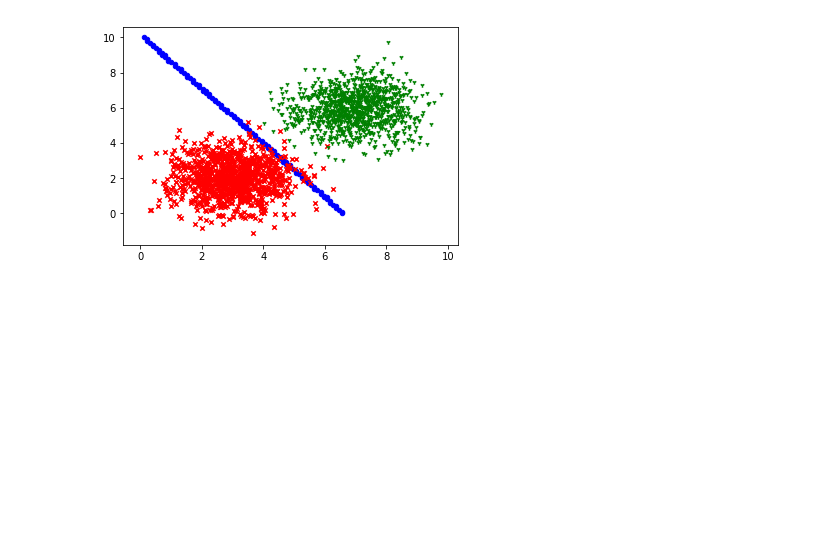
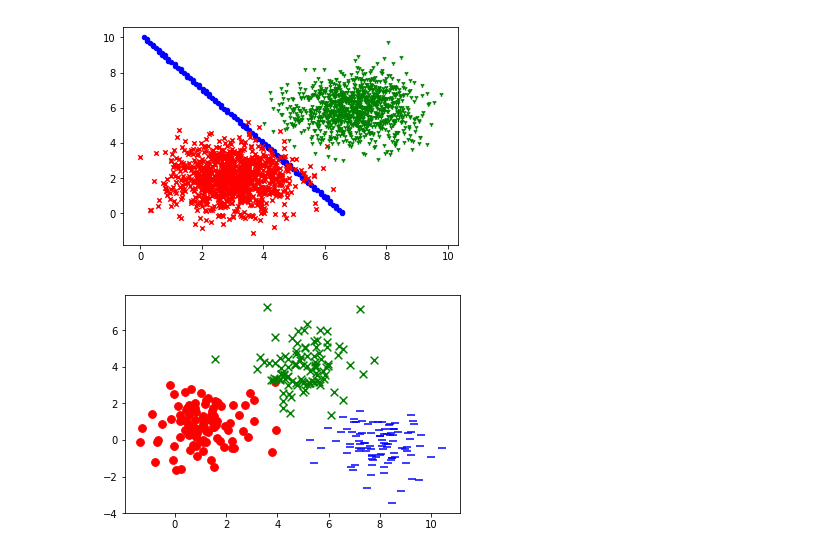
Before and after one commit to JuliaNekrasova/nishant_shukla_machine_learning_with_tensorflow, a Jupyter notebook: chapter_4.ipynb, the cells around one changed output. Drawn from its saved outputs; the diff is of its cells as text; code cells hidden in the pictures; blank space fills up the shorter version.

```diff
--- a/chapter_4.ipynb
+++ b/chapter_4.ipynb
@@ -177,3 +177,87 @@ plt.show()
 1600 0.142121
 1800 0.142121
 [figure]
+# %%
+import tensorflow as tf
+import numpy as np
+import matplotlib.pyplot as plt
+
+learning_rate = 0.4
+training_epochs = 1000
+num_labels = 3
+batch_size = 100
+
+x1_label0 = np.random.normal(1, 1, (100, 1))
+x2_label0 = np.random.normal(1, 1, (100, 1))
+x1_label1 = np.random.normal(5, 1, (100, 1))
+x2_label1 = np.random.normal(4, 1, (100, 1))
+x1_label2 = np.random.normal(8, 1, (100, 1))
+x2_label2 = np.random.normal(0, 1, (100, 1))
+
+xs_label0 = np.hstack((x1_label0, x2_label0))
+xs_label1 = np.hstack((x1_label1, x2_label1))
+xs_label2 = np.hstack((x1_label2, x2_label2))
+xs = np.vstack((xs_label0, xs_label1, xs_label2))
+
+plt.scatter(x1_label0, x2_label0, c='r', marker='o', s=60)
+plt.scatter(x1_label1, x2_label1, c='g', marker='x', s=60)
+plt.scatter(x1_label2, x2_label2, c='b', marker='_', s=60)
+plt.show()
+
+labels = np.matrix(
+    [[1., 0., 0.]] * len(x1_label0) +
+    [[0., 1., 0.]] * len(x1_label1) +
+    [[0., 0., 1.]] * len(x1_label2))
+
+arr = np.arange(xs.shape[0])
+np.random.shuffle(arr)
+xs = xs[arr, :]
+lebels = labels[arr, :]
+
+test_x1_label0 = np.random.normal(1, 1, (10, 1))
+test_x2_label0 = np.random.normal(1, 1, (10, 1))
+test_x1_label1 = np.random.normal(5, 1, (10, 1))
+test_x2_label1 = np.random.normal(4, 1, (10, 1))
+test_x1_label2 = np.random.normal(8, 1, (10, 1))
+test_x2_label2 = np.random.normal(0, 1, (10, 1))
+test_xs_label0 = np.hstack((test_x1_label0, test_x2_label0))
+test_xs_label1 = np.hstack((test_x1_label1, test_x2_label1))
+test_xs_label2 = np.hstack((test_x1_label2, test_x2_label2))
+test_xs = np.vstack((test_xs_label0, test_xs_label1, test_xs_label2))
+test_labels = np.matrix(
+    [[1., 0., 0.]] * len(test_x1_label0) +
+    [[0., 1., 0.]] * len(test_x1_label1) +
+    [[0., 0., 1.]] * len(test_x1_label2))
+train_size, num_features = xs.shape
+
+X = tf.placeholder(tf.float32, shape=[None, num_features])
+Y = tf.placeholder(tf.float32, shape=[None, num_labels])
+
+W = tf.Variable(tf.zeros([num_features, num_labels], dtype=tf.dtypes.float32))
+b = tf.Variable(tf.zeros(num_labels), tf.float32)
+y_model = tf.nn.softmax(tf.matmul(X, W) + b)
+
+cost = -tf.reduce_mean(Y * tf.log(y_model))
+train_op = tf.train.GradientDescentOptimizer(learning_rate).minimize(cost)
+
+correct_prediction = tf.equal(tf.argmax(y_model, 1), tf.argmax(Y, 1))
+accuracy = tf.reduce_mean(tf.cast(correct_prediction, tf.float32))
+
+print("train_size %d, num_label %d, num_features %d, batch_size %d" %
+      (train_size, num_labels, num_features, batch_size))
+
+with tf.Session() as sess:
+    tf.global_variables_initializer().run()
+
+    for step in range(training_epochs * train_size // batch_size): #3000
+        offset = (step * batch_size) % train_size
+        batch_xs = xs[offset:(offset + batch_size), :]
+        batch_labels = labels[offset:(offset + batch_size)]
+        err, _ = sess.run([cost, train_op], feed_dict = {X: batch_xs, Y:batch_labels})
+        if step % 300 == 0:
+            print("%d: %f"% (step, err))
+
+    W_val, b_val, accuracy_val = sess.run([W, b, accuracy], feed_dict = {X: batch_xs, Y:batch_labels})
+    print("W: %a,\nb %a,\n accuracy %f" % (W_val, b_val, accuracy_val))
+# %% [output]
+[figure, added]
```
Also changed, not shown: parts of 1 cell of this notebook, 1 other file.
